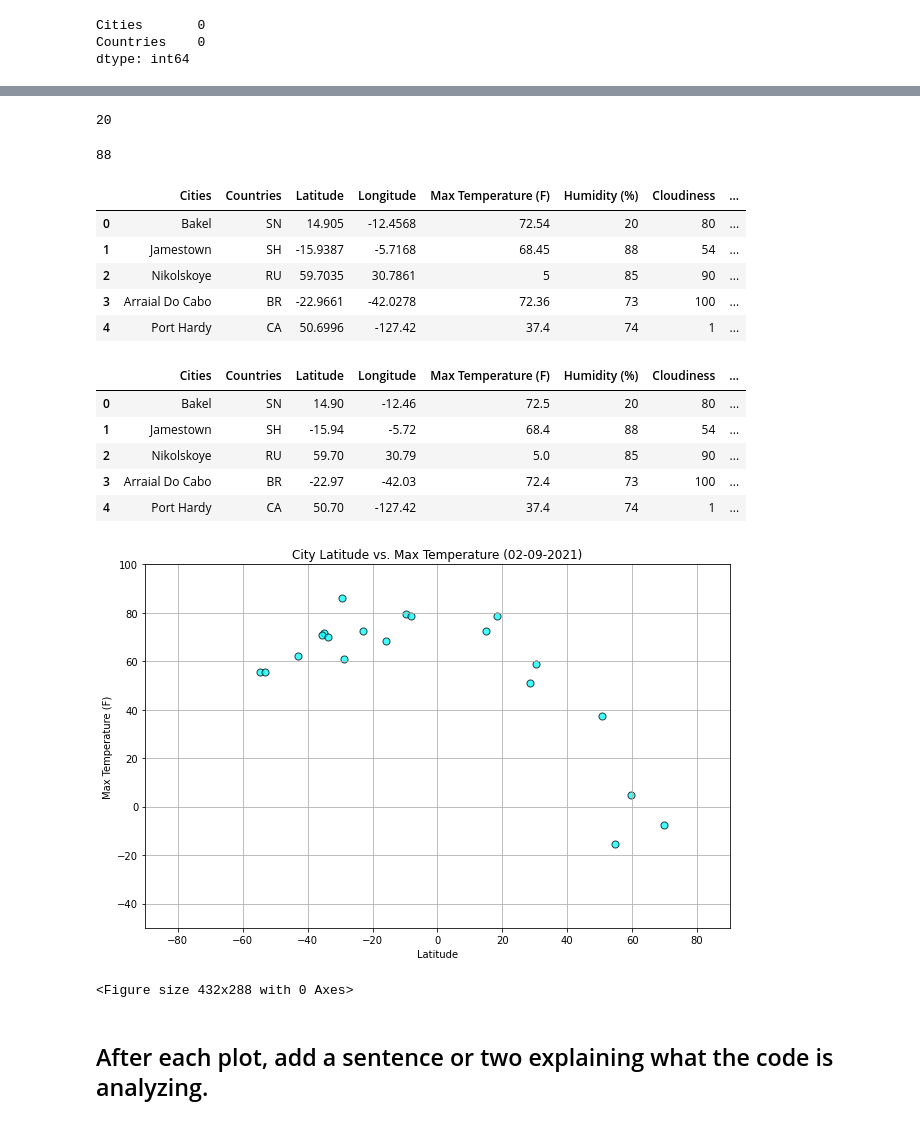
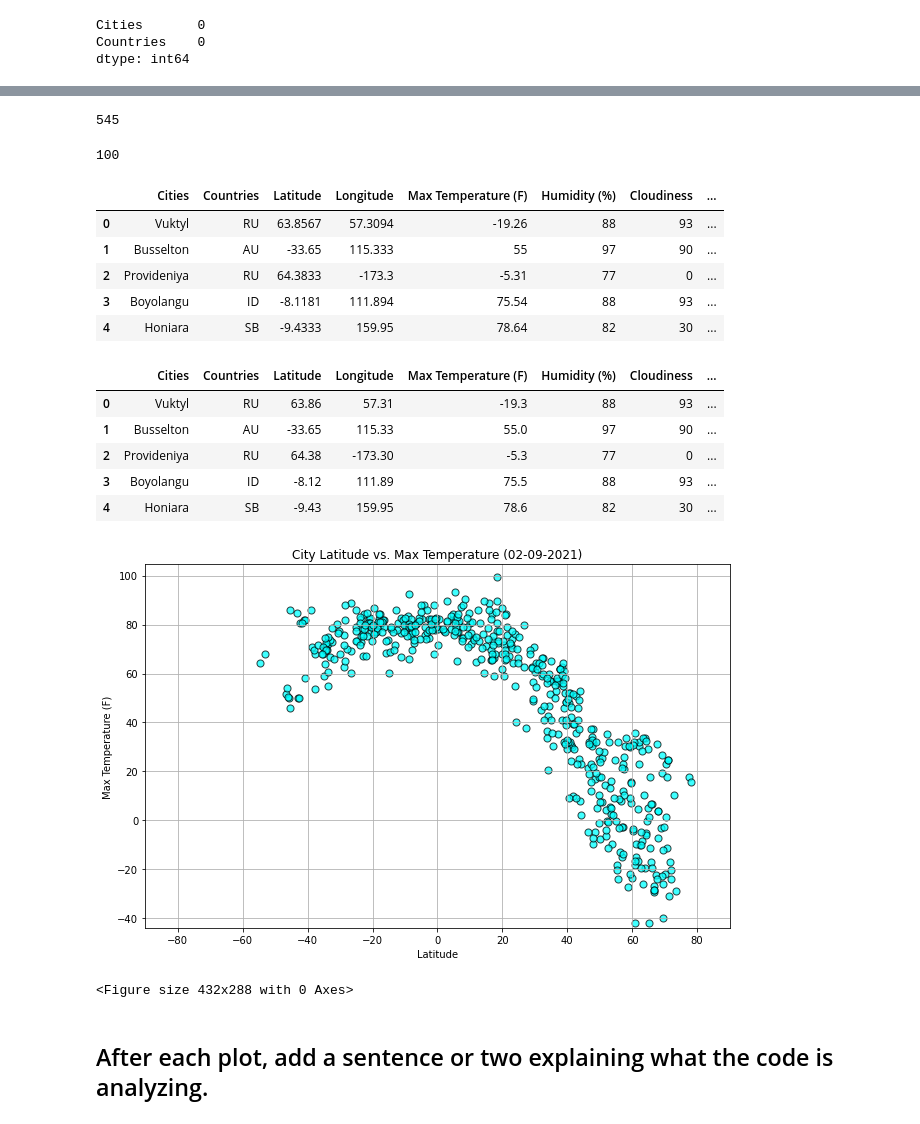
Before and after one commit to swdrich/python-api-challenge, a Jupyter notebook: WeatherPy/WeatherPy.ipynb, the cells around one changed output, grey strips where cells are left out. Cells and saved outputs as stored; diff of their text form; code cells hidden in the pictures.

```diff
--- a/WeatherPy/WeatherPy.ipynb
+++ b/WeatherPy/WeatherPy.ipynb
@@ -21,8 +21,8 @@ import time   #used for time.sleep
 lats = []
 longs = []
 
-lats = np.random.uniform(-90, 90, 25)
-longs = np.random.uniform(-180, 180, 25)
+lats = np.random.uniform(-90, 90, 1500)
+longs = np.random.uniform(-180, 180, 1500)
 
 #print(lats)
 #print(longs)
@@ -159,21 +159,21 @@ weather_df.dropna(inplace=True)
 weather_df.reset_index(drop=True, inplace=True)
 len(weather_df)
 # %% [output]
-20
+545
 # %%
 # Check for humidity outliers
 weather_df["Humidity (%)"].max()
 # %% [output]
-88
+100
 # %%
 weather_df.head()
 # %% [output]
 |  | Cities | Countries | Latitude | Longitude | Max Temperature (F) | Humidity (%) | Cloudiness | ... |
-| 0 | Bakel | SN | 14.905 | -12.4568 | 72.54 | 20 | 80 | ... |
-| 1 | Jamestown | SH | -15.9387 | -5.7168 | 68.45 | 88 | 54 | ... |
-| 2 | Nikolskoye | RU | 59.7035 | 30.7861 | 5 | 85 | 90 | ... |
-| 3 | Arraial Do Cabo | BR | -22.9661 | -42.0278 | 72.36 | 73 | 100 | ... |
-| 4 | Port Hardy | CA | 50.6996 | -127.42 | 37.4 | 74 | 1 | ... |
+| 0 | Vuktyl | RU | 63.8567 | 57.3094 | -19.26 | 88 | 93 | ... |
+| 1 | Busselton | AU | -33.65 | 115.333 | 55 | 97 | 90 | ... |
+| 2 | Provideniya | RU | 64.3833 | -173.3 | -5.31 | 77 | 0 | ... |
+| 3 | Boyolangu | ID | -8.1181 | 111.894 | 75.54 | 88 | 93 | ... |
+| 4 | Honiara | SB | -9.4333 | 159.95 | 78.64 | 82 | 30 | ... |
 # %%
 #Clean up formatting
 weather_df = weather_df.convert_dtypes()
@@ -182,11 +182,11 @@ weather_df["Date"]=pd.to_datetime(weather_df["Date"],unit='s').dt.strftime('%m-%
 weather_df.head()
 # %% [output]
 |  | Cities | Countries | Latitude | Longitude | Max Temperature (F) | Humidity (%) | Cloudiness | ... |
-| 0 | Bakel | SN | 14.90 | -12.46 | 72.5 | 20 | 80 | ... |
-| 1 | Jamestown | SH | -15.94 | -5.72 | 68.4 | 88 | 54 | ... |
-| 2 | Nikolskoye | RU | 59.70 | 30.79 | 5.0 | 85 | 90 | ... |
-| 3 | Arraial Do Cabo | BR | -22.97 | -42.03 | 72.4 | 73 | 100 | ... |
-| 4 | Port Hardy | CA | 50.70 | -127.42 | 37.4 | 74 | 1 | ... |
+| 0 | Vuktyl | RU | 63.86 | 57.31 | -19.3 | 88 | 93 | ... |
+| 1 | Busselton | AU | -33.65 | 115.33 | 55.0 | 97 | 90 | ... |
+| 2 | Provideniya | RU | 64.38 | -173.30 | -5.3 | 77 | 0 | ... |
+| 3 | Boyolangu | ID | -8.12 | 111.89 | 75.5 | 88 | 93 | ... |
+| 4 | Honiara | SB | -9.43 | 159.95 | 78.6 | 82 | 30 | ... |
 # %%
 # Save a CSV file containing all weather data
 
@@ -194,25 +194,27 @@ weather_df.to_csv("cities_weather.csv", encoding='utf-8', index=False)
 # %%
 # Make a scatter plot to show relationship of temperature v latitude
 
 x = weather_df["Latitude"]
 y = weather_df["Max Temperature (F)"]
 date = weather_df["Date"][0]
+ymax = max(y)
+ymin = min(y)
 
 plt.figure(figsize=(9,6))
 plt.scatter(x, y, marker="o", s=50, facecolor="cyan", edgecolors="black", alpha=0.75, linewidths=1)
 plt.xlim(-90,90)
-plt.ylim(-50, 100)
+plt.ylim(1.05*ymin, 1.05*ymax)
 plt.title(f"City Latitude vs. Max Temperature ({date})")
 plt.xlabel("Latitude")
 plt.ylabel("Max Temperature (F)")
 plt.grid()
 plt.tight_layout()
 plt.show()
 
 # Save plot as a PNG file
 plt.savefig("temp_plot.png")
 # %% [output]
-[figure, old version]
+[figure, new version]
 <Figure size 432x288 with 0 Axes>
 # %% [markdown]
 ## After each plot, add a sentence or two explaining what the code is analyzing.
```
Also changed, not shown: parts of 26 cells of this notebook, 2 other files.
